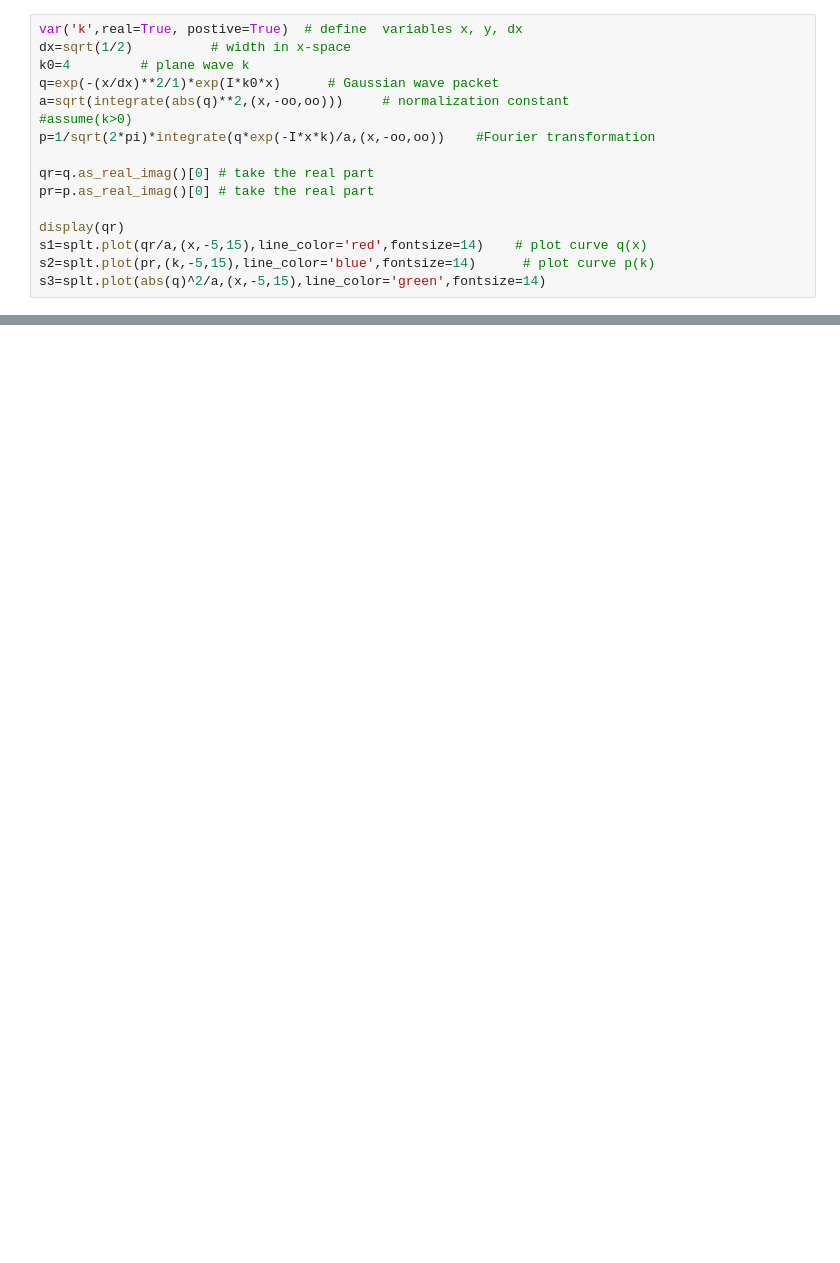
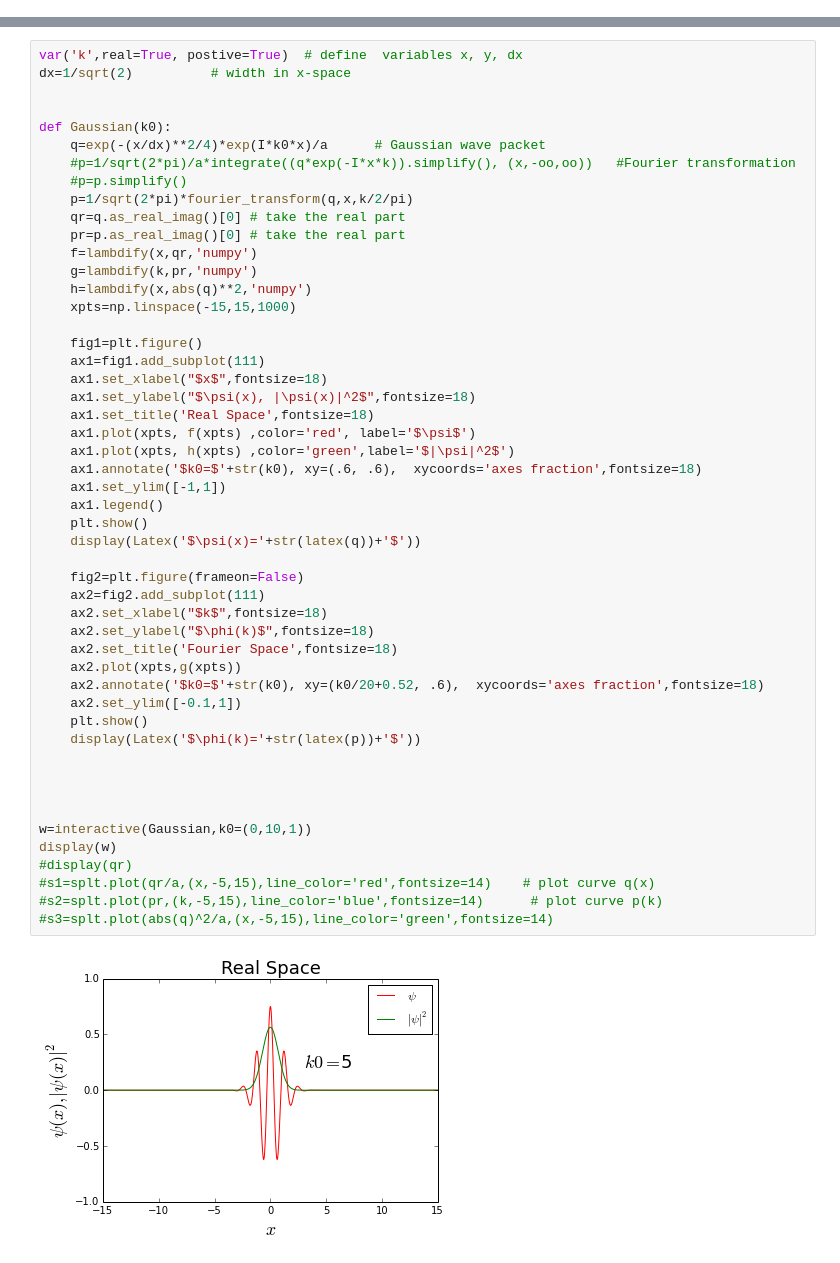
Before and after one commit to yingjerkao/quantumphysics, a Jupyter notebook: WavePacket/Gaussian Wavepacket.ipynb, the cells around one changed output, grey strips where cells are left out. Saved outputs shown, nothing was run; the diff lists cells and outputs as text; blank space fills up the shorter version.

```diff
--- a/WavePacket/Gaussian Wavepacket.ipynb
+++ b/WavePacket/Gaussian Wavepacket.ipynb
@@ -48,16 +53,0 @@ AttributeError: 'Mul' object has no attribute 'exp'
-# %%
-var('k',real=True, postive=True)  # define  variables x, y, dx
-dx=sqrt(1/2)          # width in x-space
-k0=4         # plane wave k
-q=exp(-(x/dx)**2/1)*exp(I*k0*x)      # Gaussian wave packet
-a=sqrt(integrate(abs(q)**2,(x,-oo,oo)))     # normalization constant
-#assume(k>0)
-p=1/sqrt(2*pi)*integrate(q*exp(-I*x*k)/a,(x,-oo,oo))    #Fourier transformation
-
-qr=q.as_real_imag()[0] # take the real part
-pr=p.as_real_imag()[0] # take the real part
-
-display(qr)
-s1=splt.plot(qr/a,(x,-5,15),line_color='red',fontsize=14)    # plot curve q(x)
-s2=splt.plot(pr,(k,-5,15),line_color='blue',fontsize=14)      # plot curve p(k)
-s3=splt.plot(abs(q)^2/a,(x,-5,15),line_color='green',fontsize=14)
@@ -89,0 +54,52 @@ integrate?
+# %%
+var('k',real=True, postive=True)  # define  variables x, y, dx
+dx=1/sqrt(2)          # width in x-space
+
+
+def Gaussian(k0):
+    q=exp(-(x/dx)**2/4)*exp(I*k0*x)/a      # Gaussian wave packet
+    #p=1/sqrt(2*pi)/a*integrate((q*exp(-I*x*k)).simplify(), (x,-oo,oo))   #Fourier transformation
+    #p=p.simplify()
+    p=1/sqrt(2*pi)*fourier_transform(q,x,k/2/pi)
+    qr=q.as_real_imag()[0] # take the real part
+    pr=p.as_real_imag()[0] # take the real part
+    f=lambdify(x,qr,'numpy')
+    g=lambdify(k,pr,'numpy')
+    h=lambdify(x,abs(q)**2,'numpy')
+    xpts=np.linspace(-15,15,1000)
+
+    fig1=plt.figure()
+    ax1=fig1.add_subplot(111)
+    ax1.set_xlabel("$x$",fontsize=18)
+    ax1.set_ylabel("$\psi(x), |\psi(x)|^2$",fontsize=18)
+    ax1.set_title('Real Space',fontsize=18)
+    ax1.plot(xpts, f(xpts) ,color='red', label='$\psi$')
+    ax1.plot(xpts, h(xpts) ,color='green',label='$|\psi|^2$')
+    ax1.annotate('$k0=$'+str(k0), xy=(.6, .6),  xycoords='axes fraction',fontsize=18)
+    ax1.set_ylim([-1,1])
+    ax1.legend()
+    plt.show()
+    display(Latex('$\psi(x)='+str(latex(q))+'$'))
+
+    fig2=plt.figure(frameon=False)
+    ax2=fig2.add_subplot(111)
+    ax2.set_xlabel("$k$",fontsize=18)
+    ax2.set_ylabel("$\phi(k)$",fontsize=18)
+    ax2.set_title('Fourier Space',fontsize=18)
+    ax2.plot(xpts,g(xpts))
+    ax2.annotate('$k0=$'+str(k0), xy=(k0/20+0.52, .6),  xycoords='axes fraction',fontsize=18)
+    ax2.set_ylim([-0.1,1])
+    plt.show()
+    display(Latex('$\phi(k)='+str(latex(p))+'$'))
+
+
+
+
+w=interactive(Gaussian,k0=(0,10,1))
+display(w)
+#display(qr)
+#s1=splt.plot(qr/a,(x,-5,15),line_color='red',fontsize=14)    # plot curve q(x)
+#s2=splt.plot(pr,(k,-5,15),line_color='blue',fontsize=14)      # plot curve p(k)
+#s3=splt.plot(abs(q)^2/a,(x,-5,15),line_color='green',fontsize=14)
+# %% [output]
+[figure, added]
```
Also changed, not shown: parts of 20 cells of this notebook.
